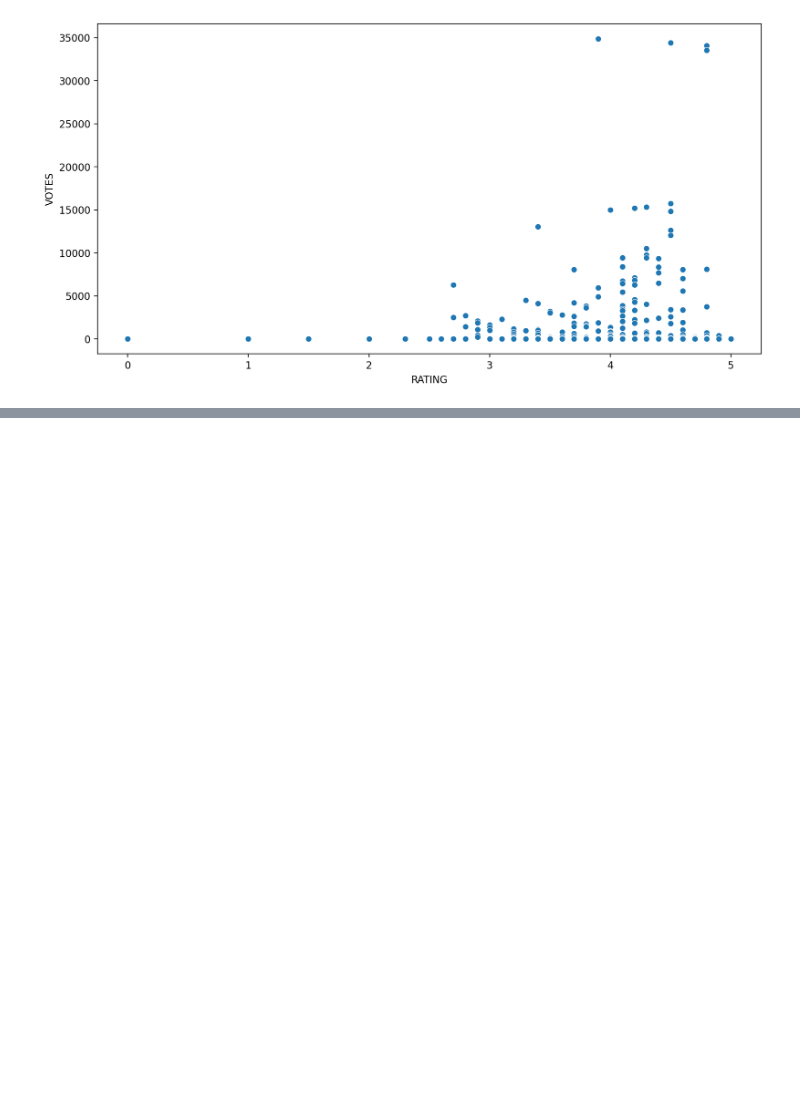
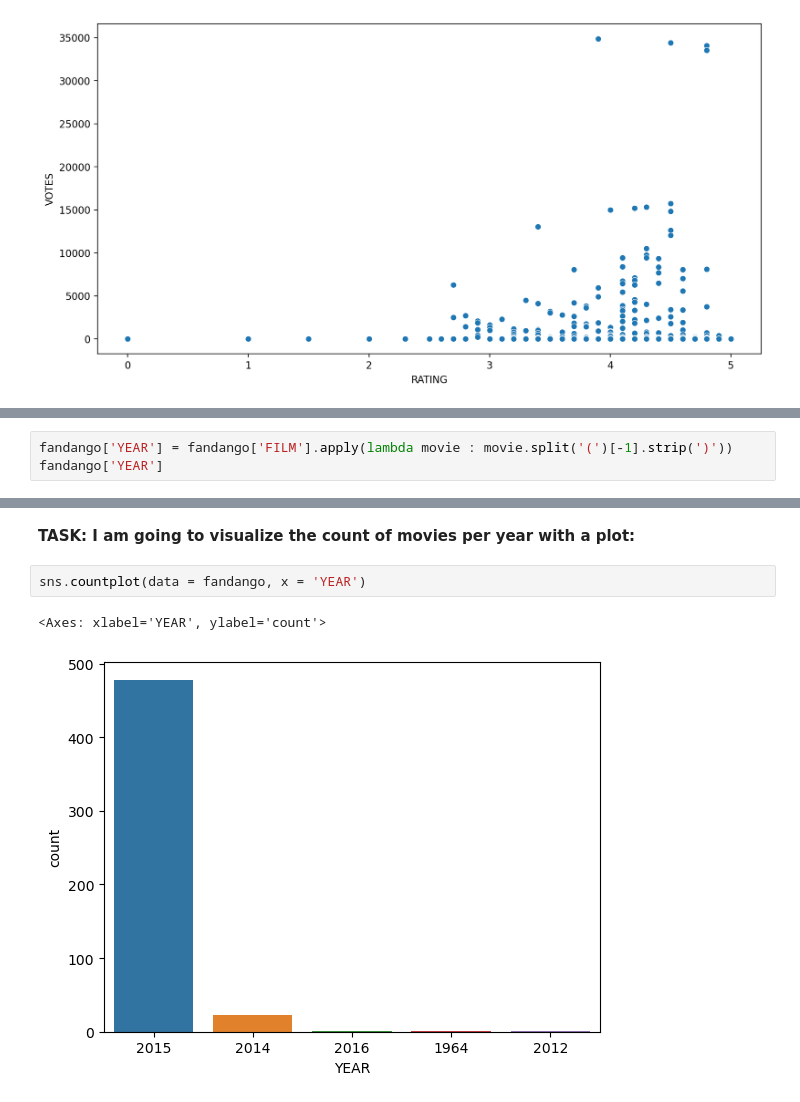
Before and after one commit to JovanTTT/FandangoProject, a Jupyter notebook: Fandango-Project.ipynb, the cells around one changed output, grey strips where cells are left out. Drawn from its saved outputs; the diff is of its cells as text; blank space fills up the shorter version.

Commit message:
Analyzing data within fandango_scrape.csv

```diff
--- a/Fandango-Project.ipynb
+++ b/Fandango-Project.ipynb
@@ -132,0 +149,3 @@ sns.scatterplot(data = fandango, x = 'RATING', y = 'VOTES');
+# %%
+fandango['YEAR'] = fandango['FILM'].apply(lambda movie : movie.split('(')[-1].strip(')'))
+fandango['YEAR']
@@ -132,0 +177,7 @@ sns.scatterplot(data = fandango, x = 'RATING', y = 'VOTES');
+# %% [markdown]
+**TASK: I am going to visualize the count of movies per year with a plot:**
+# %%
+sns.countplot(data = fandango, x = 'YEAR')
+# %% [output]
+<Axes: xlabel='YEAR', ylabel='count'>
+[figure, added]
```
Also changed, not shown: parts of 8 cells of this notebook.
